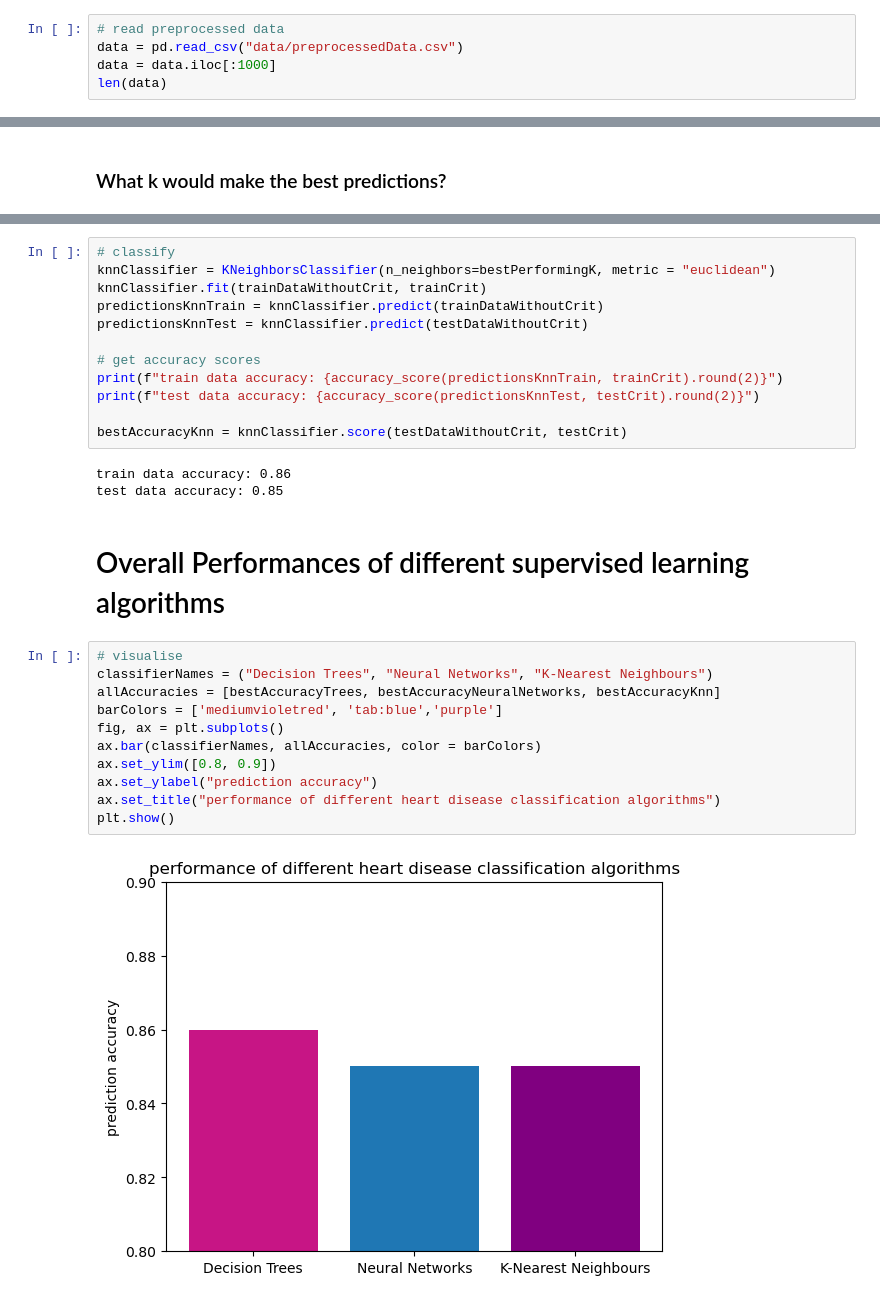
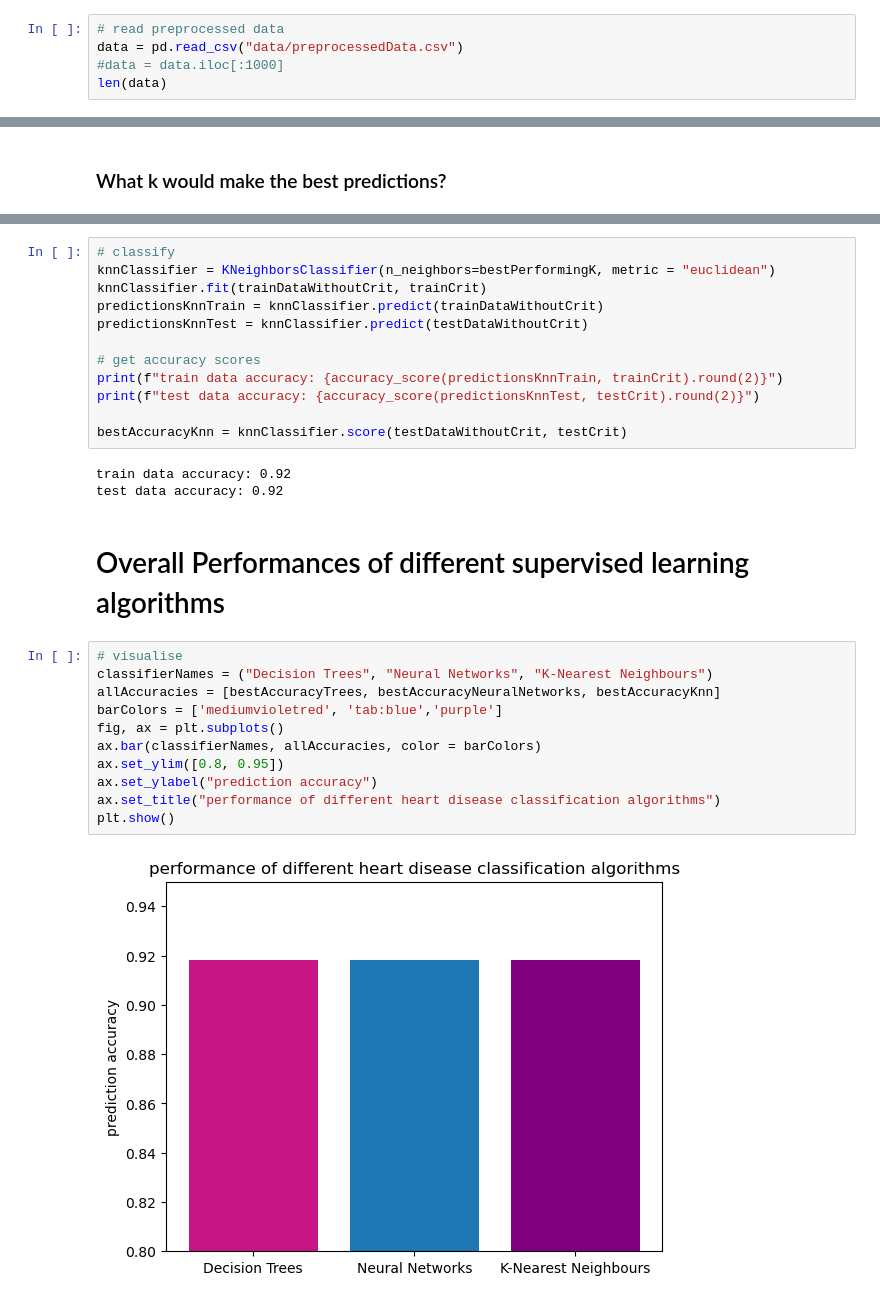
Before and after one commit to jelenameyer/IntroToMachineLearning, a Jupyter notebook: assignments/finalProject/supervisedLearners.ipynb, the cells around one changed output, grey strips where cells are left out. Drawn from its saved outputs; the diff is of its cells as text.

```diff
--- a/assignments/finalProject/supervisedLearners.ipynb
+++ b/assignments/finalProject/supervisedLearners.ipynb
@@ -18,6 +18,6 @@ from sklearn.metrics import accuracy_score
 # %%
 # read preprocessed data
 data = pd.read_csv("data/preprocessedData.csv")
-data = data.iloc[:1000]
+#data = data.iloc[:1000]
 len(data)
 # %% [output]
@@ -220,20 +215,20 @@ print(f"test data accuracy: {accuracy_score(predictionsKnnTest, testCrit).round(
 
 bestAccuracyKnn = knnClassifier.score(testDataWithoutCrit, testCrit)
 # %% [output]
-train data accuracy: 0.86
-test data accuracy: 0.85
+train data accuracy: 0.92
+test data accuracy: 0.92
 # %% [markdown]
 # Overall Performances of different supervised learning algorithms
 # %%
 # visualise
 classifierNames = ("Decision Trees", "Neural Networks", "K-Nearest Neighbours")
 allAccuracies = [bestAccuracyTrees, bestAccuracyNeuralNetworks, bestAccuracyKnn]
 barColors = ['mediumvioletred', 'tab:blue','purple']
 fig, ax = plt.subplots()
 ax.bar(classifierNames, allAccuracies, color = barColors)
-ax.set_ylim([0.8, 0.9])
+ax.set_ylim([0.8, 0.95])
 ax.set_ylabel("prediction accuracy")
 ax.set_title("performance of different heart disease classification algorithms")
 plt.show()
 # %% [output]
-[figure, old version]
+[figure, new version]
```
Also changed, not shown: parts of 10 cells of this notebook, 8 other files.
